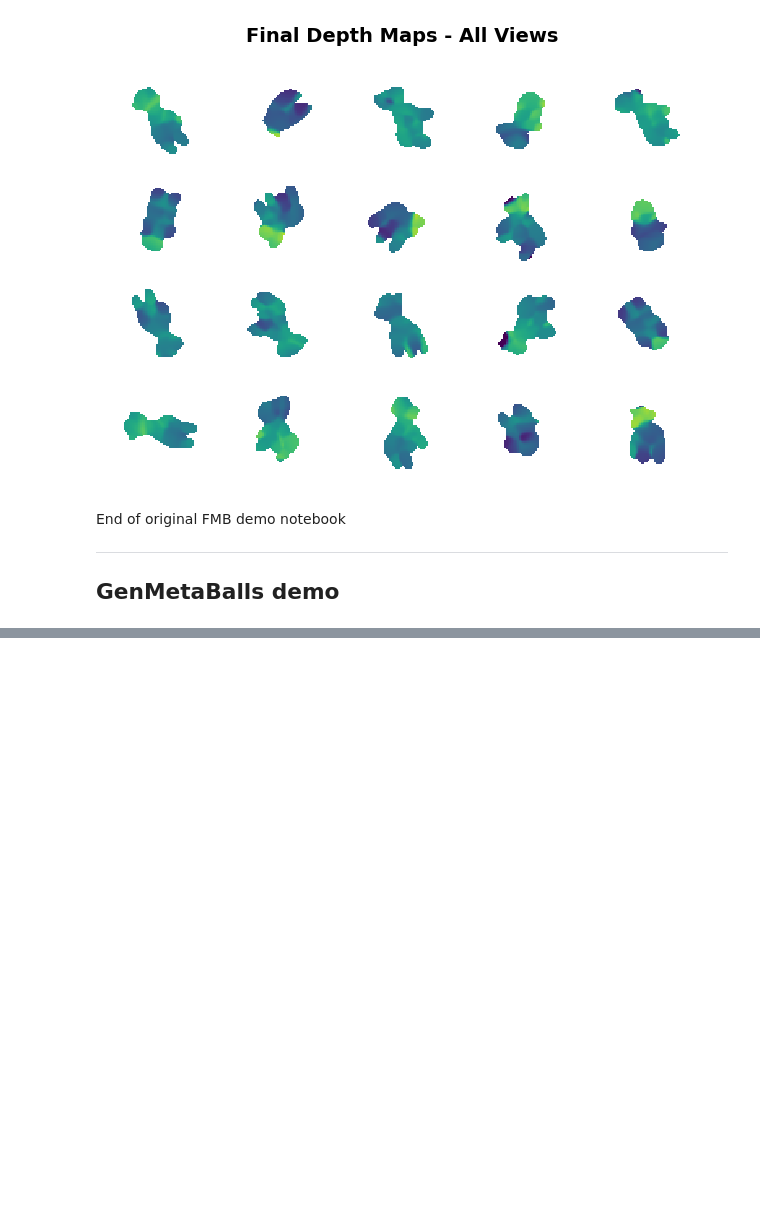
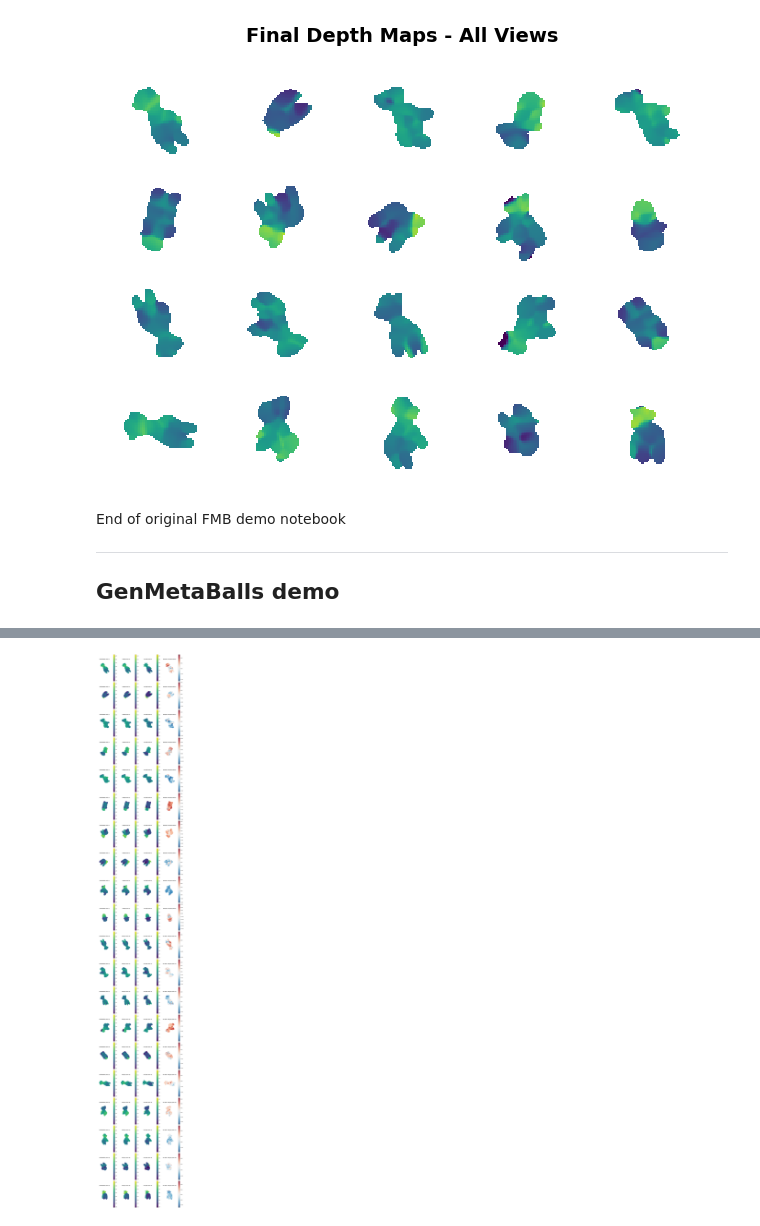
Before and after one commit to probcomp/GenMetaBalls, a Jupyter notebook: notebooks/fuzzy_metaballs_demo.ipynb, the cells around one changed output, grey strips where cells are left out. Cells and saved outputs as stored; diff of their text form; code cells hidden in the pictures; blank space fills up the shorter version.

```diff
--- a/notebooks/fuzzy_metaballs_demo.ipynb
+++ b/notebooks/fuzzy_metaballs_demo.ipynb
@@ -643 +685,35 @@ plt.colorbar(im2, ax=ax2)
+# %%
+fig, axes = plt.subplots(20, 4, figsize=(16, 100))
+# fig.suptitle("All Views (0-19)", fontsize=16, fontweight="bold")
+
+for VIEW_IDX in range(20):
+    ax0, ax1, ax2, ax3 = axes[VIEW_IDX]
+
+    depth_image = jnp.where(gmb_confidences[VIEW_IDX] < 0.5, jnp.nan, gmb_depths[VIEW_IDX])
+    im0 = ax0.imshow(depth_image, vmin=vmin, vmax=vmax, cmap="viridis")
+    ax0.set_title("GenMetaBalls (View {})".format(VIEW_IDX), fontsize=10, fontweight="bold")
+    ax0.axis("off")
+    plt.colorbar(im0, ax=ax0)
+
+    im1 = ax1.imshow(alpha_results_depth[VIEW_IDX], vmin=vmin, vmax=vmax, cmap="viridis")
+    ax1.set_title("FMB-JAX (View {})".format(VIEW_IDX), fontsize=10, fontweight="bold")
+    ax1.axis("off")
+    plt.colorbar(im1, ax=ax1)
+
+    im2 = ax2.imshow(ref_depths[VIEW_IDX], vmin=vmin, vmax=vmax, cmap="viridis")
+    ax2.set_title("GT Depth (View {})".format(VIEW_IDX), fontsize=10, fontweight="bold")
+    ax2.axis("off")
+    plt.colorbar(im2, ax=ax2)
+
+    diff = gmb_depths[VIEW_IDX] - alpha_results_depth[VIEW_IDX]
+    im3 = ax3.imshow(diff, cmap="RdBu_r")
+    ax3.set_title("Diff (GMB - FMB-JAX) (View {})".format(VIEW_IDX), fontsize=10, fontweight="bold")
+    ax3.axis("off")
+    plt.colorbar(im3, ax=ax3)
+
+plt.tight_layout()
+plt.show()
+plt.close()
+# %% [output]
+[figure, added]
 # %%
```
Also changed, not shown: parts of 8 cells of this notebook, 5 other files.
